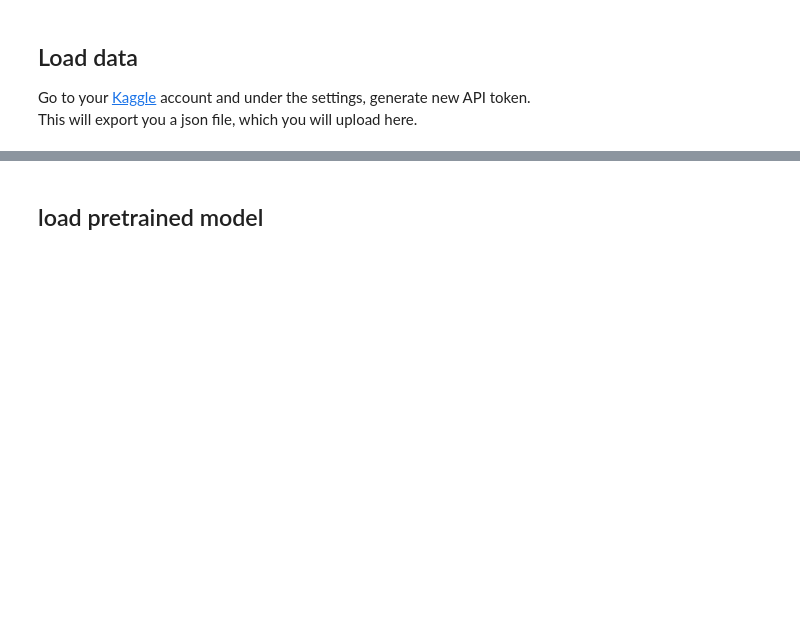
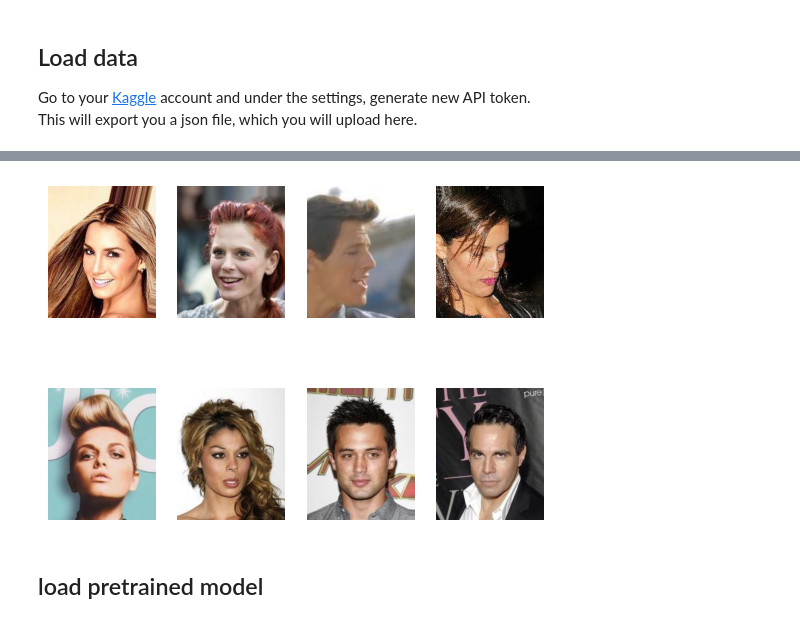
Before and after one commit to daiyral/ex7, a Jupyter notebook: DDPM_task.ipynb, the cells around one changed output, grey strips where cells are left out. Drawn from its saved outputs; the diff is of its cells as text; code cells hidden in the pictures; blank space fills up the shorter version.

```diff
--- a/DDPM_task.ipynb
+++ b/DDPM_task.ipynb
@@ -600,13 +607,15 @@ files.upload()
 # %%
-FACES_PATH = "/content/faces/img_align_celeba/img_align_celeba"
+FACES_PATH = "content/faces/img_align_celeba/img_align_celeba"
 
 for i in range(1,9):
   img = Image.open(f'{FACES_PATH}/00000{i}.jpg')
   plt.subplot(2, 4, i)
   plt.axis('off')
   plt.imshow(img)
 
 plt.show()
+# %% [output]
+[figure, added]
 # %% [markdown]
 ## load pretrained model
 # %%
```
Also changed, not shown: parts of 22 cells of this notebook.
